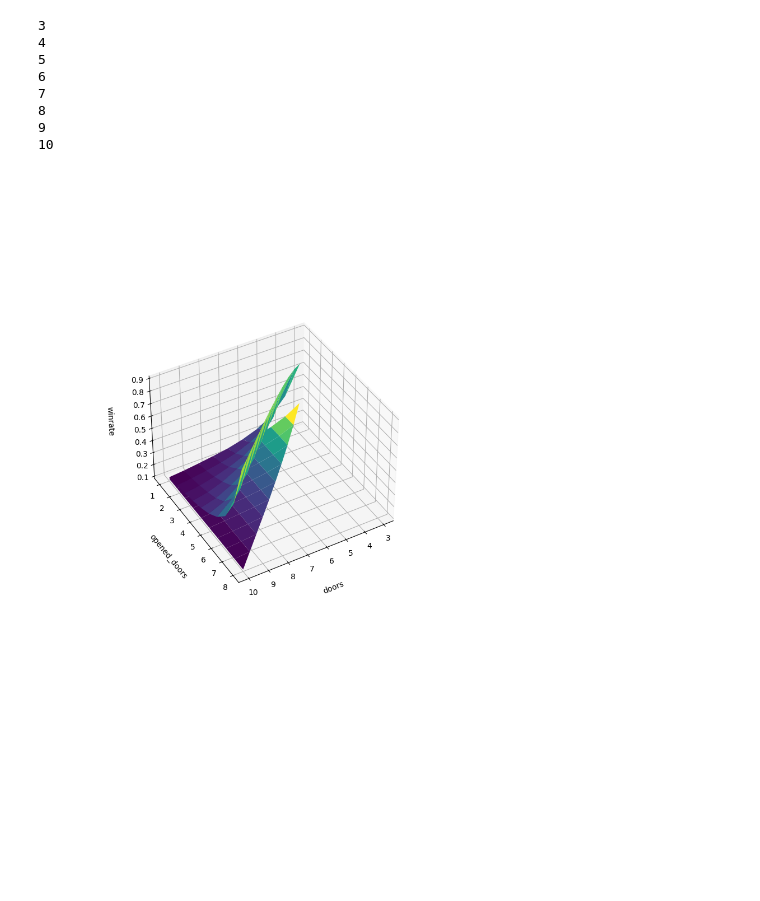
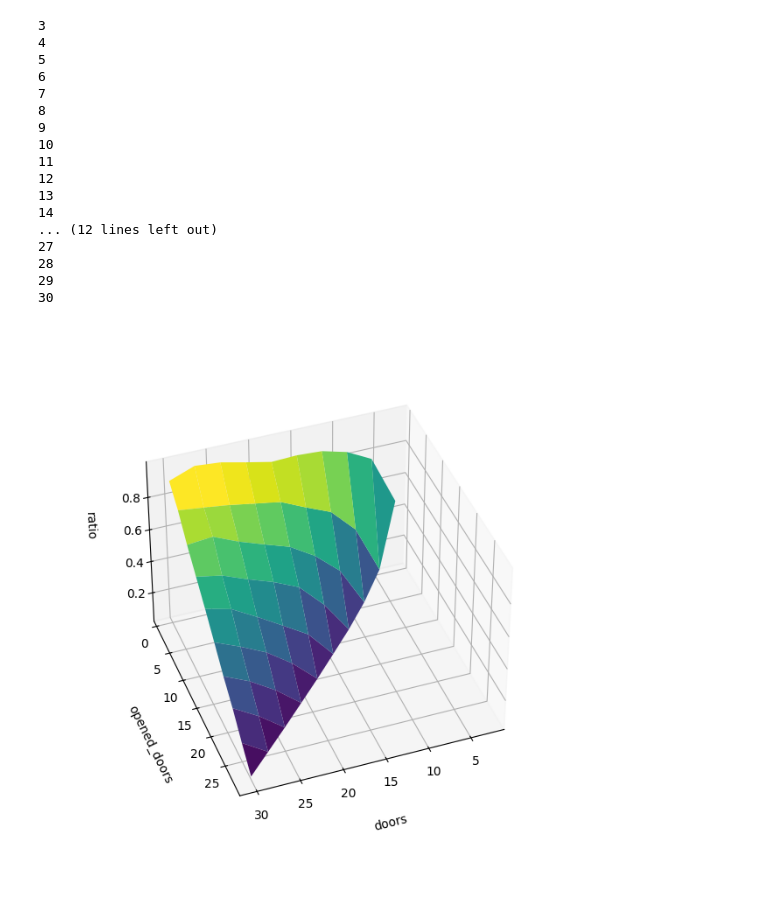
Before and after one commit to Diego-Albano/astrostatistics_bicocca_2024, a Jupyter notebook: working/W2/W2-4.ipynb, the cells around one changed output. Drawn from its saved outputs; the diff is of its cells as text; code cells hidden in the pictures; blank space fills up the shorter version.

Commit message:
Revert "interactive plot"
This reverts commit a0011f9202d10c56bd69764fb84afb9994d78623.

```diff
--- a/working/W2/W2-4.ipynb
+++ b/working/W2/W2-4.ipynb
@@ -8,14 +8,12 @@ from mpl_toolkits.mplot3d import Axes3D
 
 
 
-number_of_doors = 10     #n>3    the program goes as n^2 times the number of tries
+number_of_doors = 30     #n>3    the program goes as n^2 times the number of tries
 tries = 100000
 
 x = []      #number of doors
 y = []      #number of opened_doors
 z = []      #ratio between switcher and keeper
-k = []      #keeper winrate
-s = []      #switcher winrate
 
 for p in range(3, number_of_doors + 1):     #start from 3 doors so 0, 1 and 2
     print(p)
@@ -25,9 +23,8 @@ for p in range(3, number_of_doors + 1):     #start from 3 doors so 0, 1 and 2
 
         x.append(p)
         y.append(j)
+        switcher_score = 0
         keeper_score = 0
-        switcher_score = 0
-
 
         for l in range(tries):
 
@@ -49,65 +46,64 @@ for p in range(3, number_of_doors + 1):     #start from 3 doors so 0, 1 and 2
             doors[3][chosen_door] = 1       #set the chosen door
             doors[2][chosen_door] = 0          #close the chosen door
 
-            r=2     #records the number of closed doors
+            k=2     #records the number of closed doors
             if winning_door == chosen_door:
-                r = 1
+                k = 1
 
 
             for i in range(p):
-                if r == number_of_closed_doors:
+                if k == number_of_closed_doors:
                     break
                 if i == chosen_door or i == winning_door:        #don't want to count the already closed doors
                     continue
 
                 doors[2][i] = 0
-                r = r + 1
+                k = k + 1
 
 
 
             keeper = doors[0][chosen_door]
             doors[2][chosen_door] = 1       #open the door so that the switcher doesn't see it
             switcher = np.nonzero(doors[2] == 0)[0][np.random.randint(0,number_of_closed_doors-1)]    #select a random door from the closed ones (note that doors[2] == 0 returns TRUE when the door is closed)
             doors[2][chosen_door] = 0       #reclose the chosen door
 
             if keeper == winning_door:
                 keeper_score = keeper_score + 1
 
             if switcher == winning_door:
                 switcher_score = switcher_score + 1
 
         ratio = float(keeper_score/switcher_score)
         z.append(ratio)
-        k.append(float(keeper_score/tries))
-        s.append(float(switcher_score/tries))
+
+plotx,ploty, = np.meshgrid(np.linspace(np.min(x),np.max(x),10),np.linspace(np.min(y),np.max(y),10))
+plotz = interp.griddata((x,y),z,(plotx,ploty),method='linear')
+
+fig = plt.figure(figsize = (8,10))
+ax = fig.add_subplot(111, projection='3d')
+ax.plot_surface(plotx, ploty, plotz, cstride=1, rstride=1, cmap='viridis')
+ax.set_xlabel('doors', labelpad=20)
+ax.set_ylabel('opened_doors', labelpad=20)
+ax.set_zlabel('ratio', labelpad=20)
+ax.view_init(40, 70)
+ax.set_box_aspect(aspect=None, zoom=0.8)
+#print(x , y, z)
 # %% [output]
 3
 4
 5
 6
 7
 8
 9
 10
+11
+12
+13
+14
+... (12 lines left out)
+27
+28
+29
+30
+[figure, added]
-# %%
-#it's here because I don't want to rerun the code every time I adjust the graph
-%matplotlib widget
-
-plotx,ploty, = np.meshgrid(np.linspace(np.min(x),np.max(x),10),np.linspace(np.min(y),np.max(y),10))
-#plotz = interp.griddata((x,y),z,(plotx,ploty),method='linear')
-plotk = interp.griddata((x,y), k, (plotx,ploty), method='linear')
-plots = interp.griddata((x,y), s, (plotx,ploty), method='linear')
-
-fig = plt.figure(figsize = (8,10))
-ax = fig.add_subplot(111, projection='3d')
-#ax.plot_surface(plotx, ploty, plotz, cstride=1, rstride=1, cmap='viridis')
-ax.plot_surface(plotx, ploty, plotk, cstride=1, rstride=1, cmap='viridis')
-ax.plot_surface(plotx, ploty, plots, cstride=1, rstride=1, cmap='viridis')
-ax.set_xlabel('doors', labelpad=20)
-ax.set_ylabel('opened_doors', labelpad=20)
-ax.set_zlabel('winrate', labelpad=20)
-ax.view_init(40, 60)
-ax.set_box_aspect(aspect=None, zoom=0.8)
-#print(x , y, z)
-# %% [output]
-[figure, removed]
```
